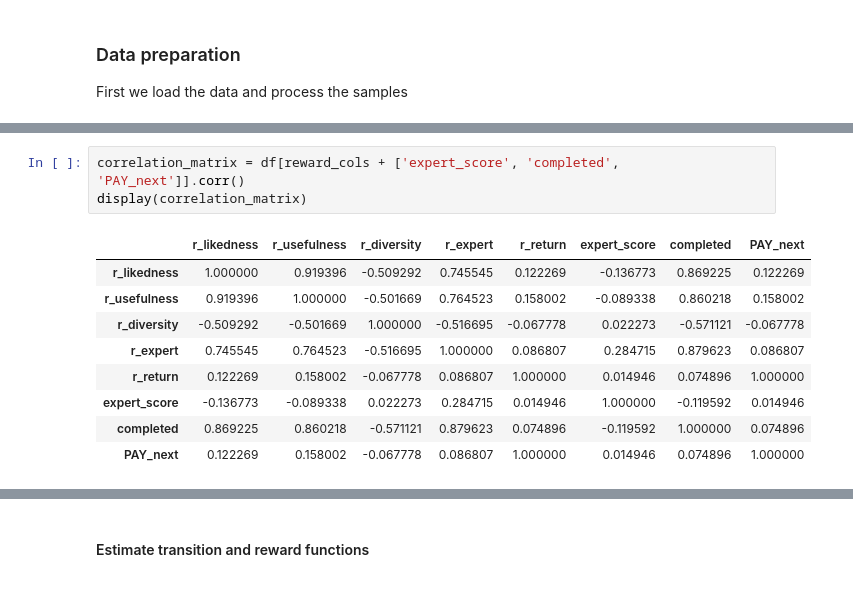
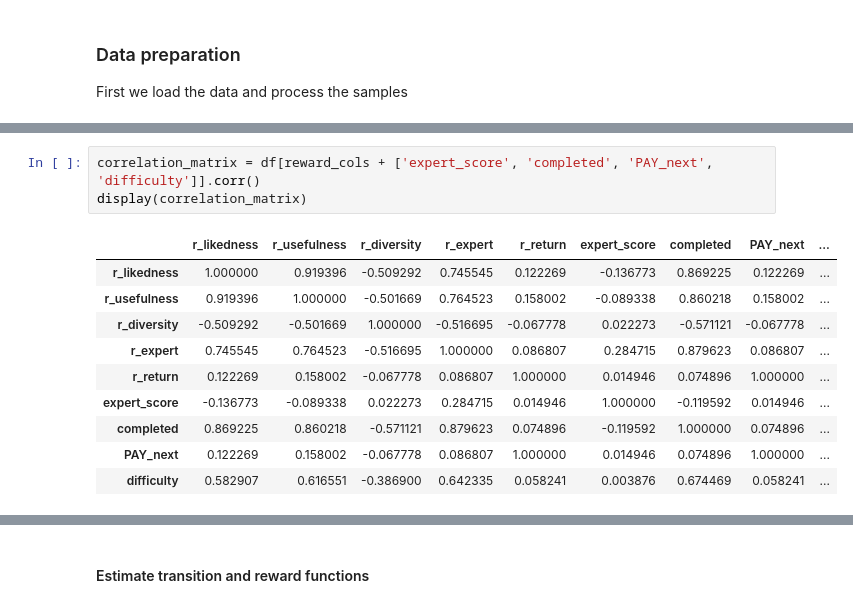
Before and after one commit to shirleyxindi/morl-personalization, a Jupyter notebook: src/PIMORLD.ipynb, the cells around one changed output, grey strips where cells are left out. Drawn from its saved outputs; the diff is of its cells as text.

```diff
--- a/src/PIMORLD.ipynb
+++ b/src/PIMORLD.ipynb
@@ -111,13 +121,14 @@ df.groupby(['s_idx', 'joint_cluster']).size().unstack(fill_value=0)
 # %%
-correlation_matrix = df[reward_cols + ['expert_score', 'completed', 'PAY_next']].corr()
+correlation_matrix = df[reward_cols + ['expert_score', 'completed', 'PAY_next', 'difficulty']].corr()
 display(correlation_matrix)
 # %% [output]
-|  | r_likedness | r_usefulness | r_diversity | r_expert | r_return | expert_score | completed | PAY_next |
-| r_likedness | 1.000000 | 0.919396 | -0.509292 | 0.745545 | 0.122269 | -0.136773 | 0.869225 | 0.122269 |
-| r_usefulness | 0.919396 | 1.000000 | -0.501669 | 0.764523 | 0.158002 | -0.089338 | 0.860218 | 0.158002 |
-| r_diversity | -0.509292 | -0.501669 | 1.000000 | -0.516695 | -0.067778 | 0.022273 | -0.571121 | -0.067778 |
-| r_expert | 0.745545 | 0.764523 | -0.516695 | 1.000000 | 0.086807 | 0.284715 | 0.879623 | 0.086807 |
-| r_return | 0.122269 | 0.158002 | -0.067778 | 0.086807 | 1.000000 | 0.014946 | 0.074896 | 1.000000 |
-| expert_score | -0.136773 | -0.089338 | 0.022273 | 0.284715 | 0.014946 | 1.000000 | -0.119592 | 0.014946 |
-| completed | 0.869225 | 0.860218 | -0.571121 | 0.879623 | 0.074896 | -0.119592 | 1.000000 | 0.074896 |
-| PAY_next | 0.122269 | 0.158002 | -0.067778 | 0.086807 | 1.000000 | 0.014946 | 0.074896 | 1.000000 |
+|  | r_likedness | r_usefulness | r_diversity | r_expert | r_return | expert_score | completed | PAY_next | ... |
+| r_likedness | 1.000000 | 0.919396 | -0.509292 | 0.745545 | 0.122269 | -0.136773 | 0.869225 | 0.122269 | ... |
+| r_usefulness | 0.919396 | 1.000000 | -0.501669 | 0.764523 | 0.158002 | -0.089338 | 0.860218 | 0.158002 | ... |
+| r_diversity | -0.509292 | -0.501669 | 1.000000 | -0.516695 | -0.067778 | 0.022273 | -0.571121 | -0.067778 | ... |
+| r_expert | 0.745545 | 0.764523 | -0.516695 | 1.000000 | 0.086807 | 0.284715 | 0.879623 | 0.086807 | ... |
+| r_return | 0.122269 | 0.158002 | -0.067778 | 0.086807 | 1.000000 | 0.014946 | 0.074896 | 1.000000 | ... |
+| expert_score | -0.136773 | -0.089338 | 0.022273 | 0.284715 | 0.014946 | 1.000000 | -0.119592 | 0.014946 | ... |
+| completed | 0.869225 | 0.860218 | -0.571121 | 0.879623 | 0.074896 | -0.119592 | 1.000000 | 0.074896 | ... |
+| PAY_next | 0.122269 | 0.158002 | -0.067778 | 0.086807 | 1.000000 | 0.014946 | 0.074896 | 1.000000 | ... |
+| difficulty | 0.582907 | 0.616551 | -0.386900 | 0.642335 | 0.058241 | 0.003876 | 0.674469 | 0.058241 | ... |
```
Also changed, not shown: parts of 32 cells of this notebook, 12 other files.
